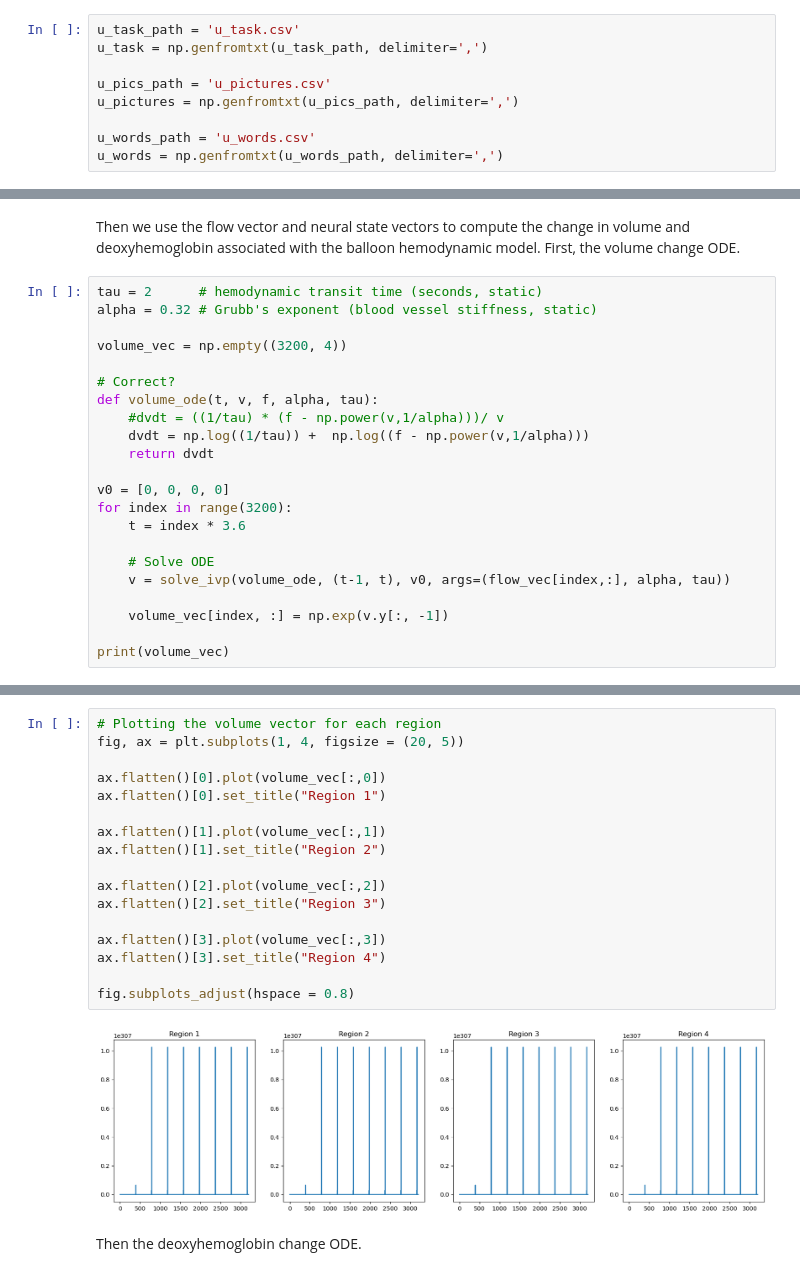
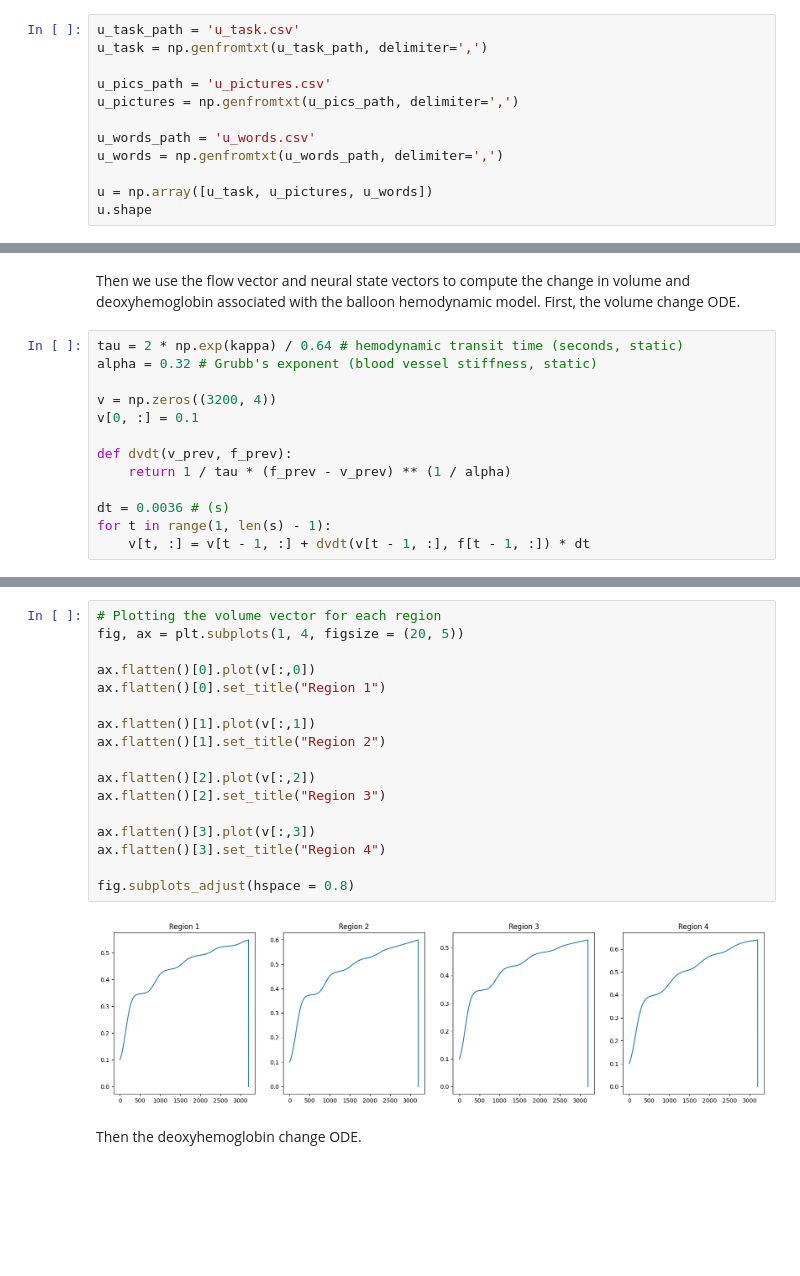
Before and after one commit to cyneuro/neuro_communication, a Jupyter notebook: DCM_tutorial.ipynb, the cells around one changed output, grey strips where cells are left out. Drawn from its saved outputs; the diff is of its cells as text; blank space fills up the shorter version.

```diff
--- a/DCM_tutorial.ipynb
+++ b/DCM_tutorial.ipynb
@@ -308,3 +303,6 @@ u_pictures = np.genfromtxt(u_pics_path, delimiter=',')
 
 u_words_path = 'u_words.csv'
 u_words = np.genfromtxt(u_words_path, delimiter=',')
+
+u = np.array([u_task, u_pictures, u_words])
+u.shape
@@ -463,24 +419,15 @@ fig.subplots_adjust(hspace = 0.8)
 # %% [markdown]
 Then we use the flow vector and neural state vectors to compute the change in volume and deoxyhemoglobin associated with the balloon hemodynamic model. First, the volume change ODE.
 # %%
-tau = 2      # hemodynamic transit time (seconds, static)
+tau = 2 * np.exp(kappa) / 0.64 # hemodynamic transit time (seconds, static)
 alpha = 0.32 # Grubb's exponent (blood vessel stiffness, static)
 
-volume_vec = np.empty((3200, 4))
+v = np.zeros((3200, 4))
+v[0, :] = 0.1
 
-# Correct?
-def volume_ode(t, v, f, alpha, tau):
-    #dvdt = ((1/tau) * (f - np.power(v,1/alpha)))/ v
-    dvdt = np.log((1/tau)) +  np.log((f - np.power(v,1/alpha)))
-    return dvdt
+def dvdt(v_prev, f_prev):
+    return 1 / tau * (f_prev - v_prev) ** (1 / alpha)
 
-v0 = [0, 0, 0, 0]
-for index in range(3200):
-    t = index * 3.6
-
-    # Solve ODE
-    v = solve_ivp(volume_ode, (t-1, t), v0, args=(flow_vec[index,:], alpha, tau))
-
-    volume_vec[index, :] = np.exp(v.y[:, -1])
-
-print(volume_vec)
+dt = 0.0036 # (s)
+for t in range(1, len(s) - 1):
+    v[t, :] = v[t - 1, :] + dvdt(v[t - 1, :], f[t - 1, :]) * dt
@@ -495,22 +434,22 @@ print(volume_vec)
 # %%
 # Plotting the volume vector for each region
 fig, ax = plt.subplots(1, 4, figsize = (20, 5))
 
-ax.flatten()[0].plot(volume_vec[:,0])
+ax.flatten()[0].plot(v[:,0])
 ax.flatten()[0].set_title("Region 1")
 
-ax.flatten()[1].plot(volume_vec[:,1])
+ax.flatten()[1].plot(v[:,1])
 ax.flatten()[1].set_title("Region 2")
 
-ax.flatten()[2].plot(volume_vec[:,2])
+ax.flatten()[2].plot(v[:,2])
 ax.flatten()[2].set_title("Region 3")
 
-ax.flatten()[3].plot(volume_vec[:,3])
+ax.flatten()[3].plot(v[:,3])
 ax.flatten()[3].set_title("Region 4")
 
 fig.subplots_adjust(hspace = 0.8)
 # %% [output]
-[figure, old version]
+[figure, new version]
 # %% [markdown]
 Then the deoxyhemoglobin change ODE.
 # %%
```
Also changed, not shown: parts of 13 cells of this notebook.
